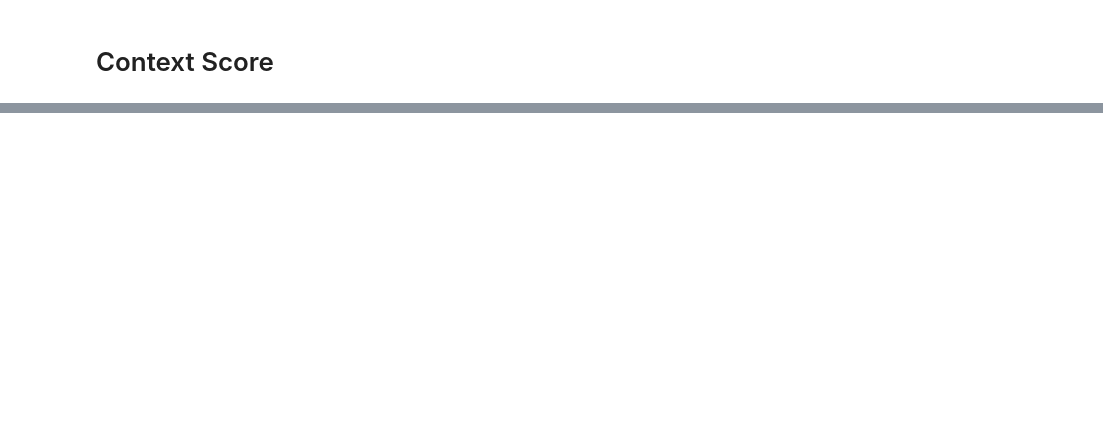
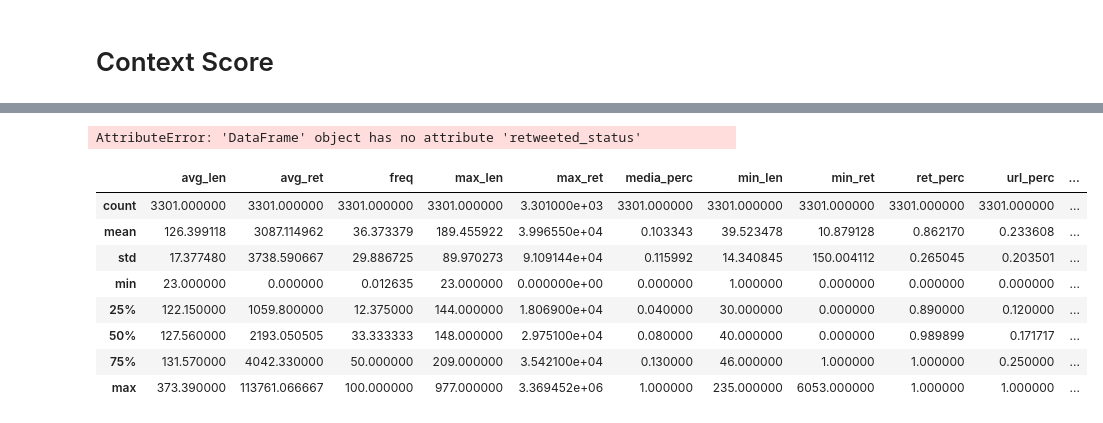
Before and after one commit to dippi8/SocialBotIdentification, a Jupyter notebook: Code/classification/03-tweet_features.ipynb, the cells around one changed output, grey strips where cells are left out. Cells and saved outputs as stored; diff of their text form; code cells hidden in the pictures; blank space fills up the shorter version.

```diff
--- a/Code/classification/03-tweet_features.ipynb
+++ b/Code/classification/03-tweet_features.ipynb
@@ -282,0 +418,20 @@ AttributeError: 'float' object has no attribute 'split'
+# %%
+descriptive_features(fake_ids, 'fake_followers')
+# %% [output]
+AttributeError: 'DataFrame' object has no attribute 'retweeted_status'
+# %%
+desc = pd.read_csv('data/propaganda/descriptive_features.csv')
+# %%
+desc.drop('Unnamed: 0', inplace=True, axis=1)
+# %%
+desc.describe()
+# %% [output]
+|  | avg_len | avg_ret | freq | max_len | max_ret | media_perc | min_len | min_ret | ret_perc | url_perc | ... |
+| count | 3301.000000 | 3301.000000 | 3301.000000 | 3301.000000 | 3.301000e+03 | 3301.000000 | 3301.000000 | 3301.000000 | 3301.000000 | 3301.000000 | ... |
+| mean | 126.399118 | 3087.114962 | 36.373379 | 189.455922 | 3.996550e+04 | 0.103343 | 39.523478 | 10.879128 | 0.862170 | 0.233608 | ... |
+| std | 17.377480 | 3738.590667 | 29.886725 | 89.970273 | 9.109144e+04 | 0.115992 | 14.340845 | 150.004112 | 0.265045 | 0.203501 | ... |
+| min | 23.000000 | 0.000000 | 0.012635 | 23.000000 | 0.000000e+00 | 0.000000 | 1.000000 | 0.000000 | 0.000000 | 0.000000 | ... |
+| 25% | 122.150000 | 1059.800000 | 12.375000 | 144.000000 | 1.806900e+04 | 0.040000 | 30.000000 | 0.000000 | 0.890000 | 0.120000 | ... |
+| 50% | 127.560000 | 2193.050505 | 33.333333 | 148.000000 | 2.975100e+04 | 0.080000 | 40.000000 | 0.000000 | 0.989899 | 0.171717 | ... |
+| 75% | 131.570000 | 4042.330000 | 50.000000 | 209.000000 | 3.542100e+04 | 0.130000 | 46.000000 | 1.000000 | 1.000000 | 0.250000 | ... |
+| max | 373.390000 | 113761.066667 | 100.000000 | 977.000000 | 3.369452e+06 | 1.000000 | 235.000000 | 6053.000000 | 1.000000 | 1.000000 | ... |
```
Also changed, not shown: parts of 48 cells of this notebook, 6 other files.
